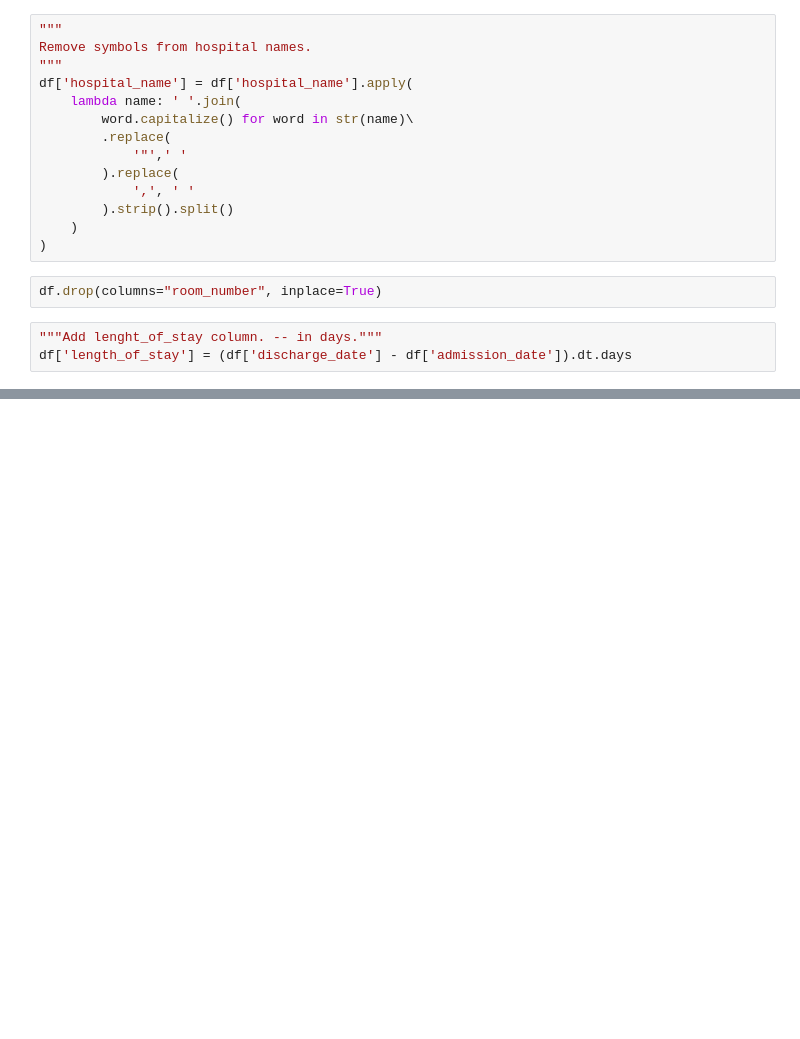
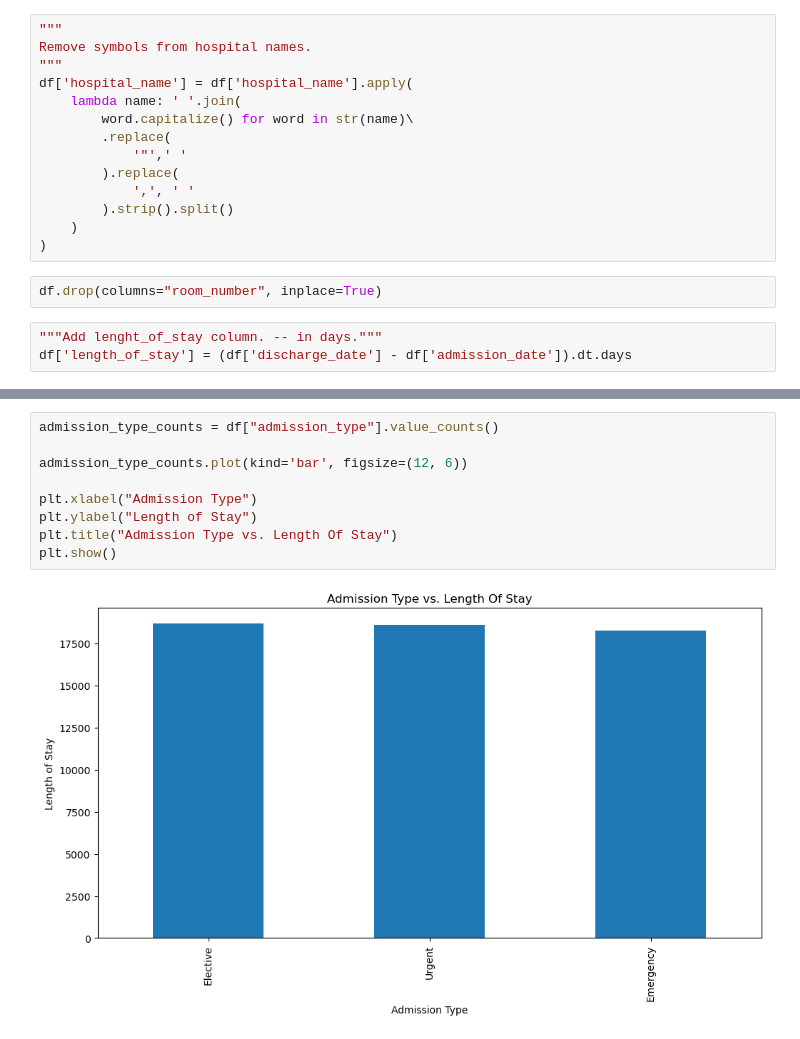
Before and after one commit to abhinna1/CSE4-587-Data-Intensive-Computing, a Jupyter notebook: main.ipynb, the cells around one changed output, grey strips where cells are left out. Drawn from its saved outputs; the diff is of its cells as text; blank space fills up the shorter version.

```diff
--- a/main.ipynb
+++ b/main.ipynb
@@ -103,0 +209,11 @@ plt.show()
+# %%
+admission_type_counts = df["admission_type"].value_counts()
+
+admission_type_counts.plot(kind='bar', figsize=(12, 6))
+
+plt.xlabel("Admission Type")
+plt.ylabel("Length of Stay")
+plt.title("Admission Type vs. Length Of Stay")
+plt.show()
+# %% [output]
+[figure, added]
```
Also changed, not shown: parts of 14 cells of this notebook.
